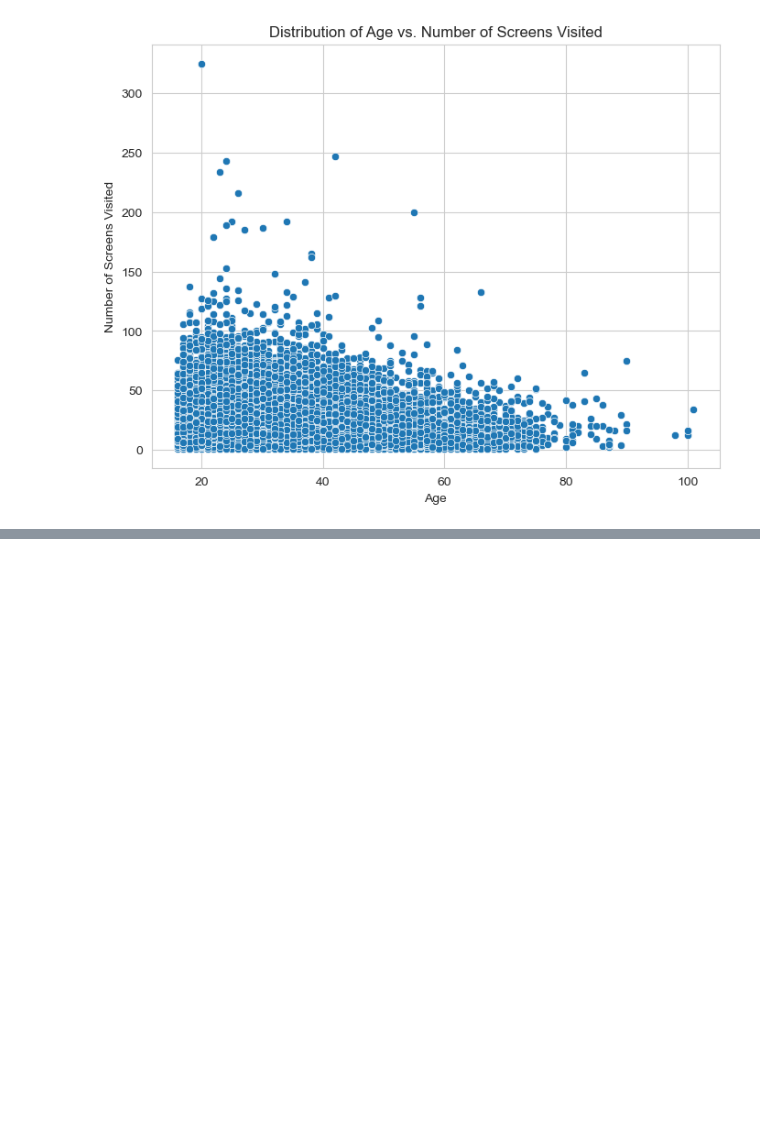
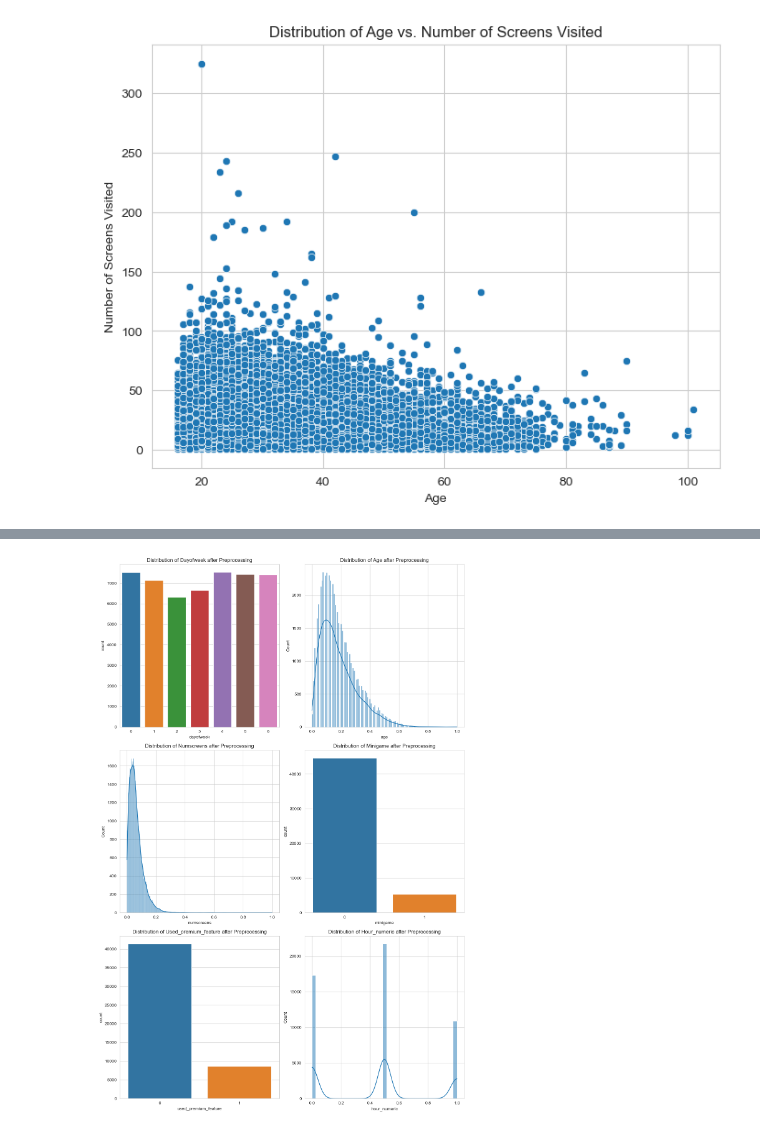
Before and after one commit to arygup/Behavioural-Research---Statistical-Methods, a Jupyter notebook: Ananlysis.ipynb, the cells around one changed output, grey strips where cells are left out. Cells and saved outputs as stored; diff of their text form; code cells hidden in the pictures; blank space fills up the shorter version.

```diff
--- a/Ananlysis.ipynb
+++ b/Ananlysis.ipynb
@@ -171,0 +295,18 @@ plt.show()
+# %%
+from sklearn.preprocessing import MinMaxScaler
+
+# Selecting columns to normalize
+columns_to_normalize = ['age', 'numscreens', 'hour_numeric']
+
+# Initializing MinMaxScaler
+scaler = MinMaxScaler()
+
+# Fitting the scaler to the data and transforming it
+data[columns_to_normalize] = scaler.fit_transform(data[columns_to_normalize])
+
+# Removing unnecessary columns
+columns_to_remove = ['first_open', 'enrolled_date', 'screen_list', 'hour']
+data_preprocessed = data.drop(columns=columns_to_remove)
+
+# Displaying the first few rows of the preprocessed data
+data_preprocessed.head()
@@ -171,0 +320,22 @@ plt.show()
+# %%
+# Setting up the figure to plot distributions for preprocessed variables
+fig, axs = plt.subplots(3, 2, figsize=(12, 18))
+
+# List of variables to plot
+plot_columns = ['dayofweek', 'age', 'numscreens', 'minigame', 'used_premium_feature', 'hour_numeric']
+
+# Plotting distributions after data preprocessing
+for i, col in enumerate(plot_columns):
+    if col in ['dayofweek', 'minigame', 'used_premium_feature']:
+        # For categorical variables, we use countplot
+        sns.countplot(x=col, data=data_preprocessed, ax=axs[i//2, i%2])
+    else:
+        # For normalized numeric variables, we use histogram
+        sns.histplot(data_preprocessed[col], kde=True, ax=axs[i//2, i%2])
+    axs[i//2, i%2].set_title(f'Distribution of {col.capitalize()} after Preprocessing')
+
+# Adjusting layout
+plt.tight_layout()
+plt.show()
+# %% [output]
+[figure, added]
```
Also changed, not shown: parts of 6 cells of this notebook.
